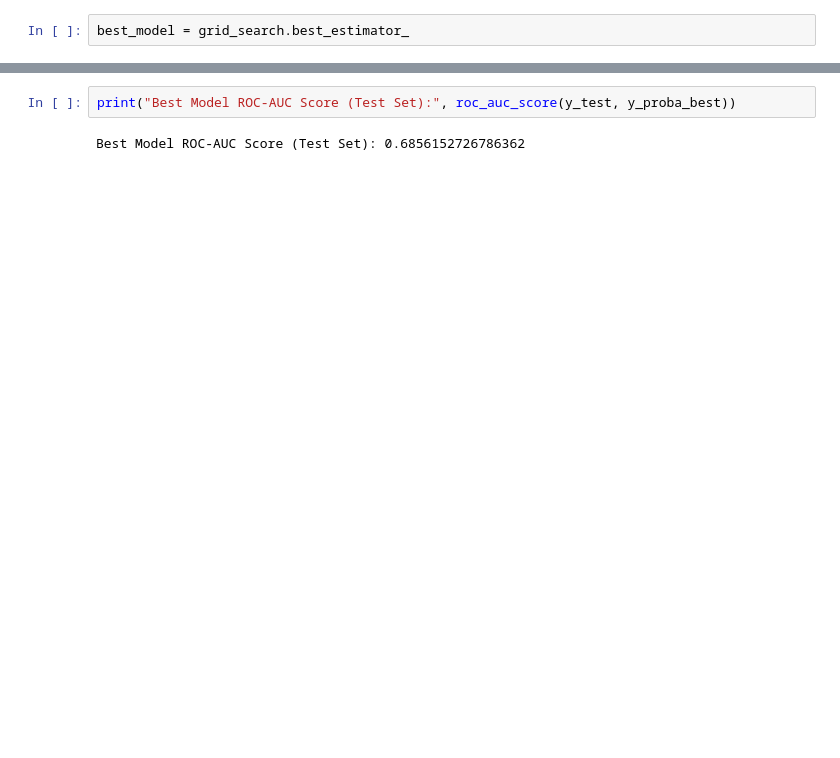
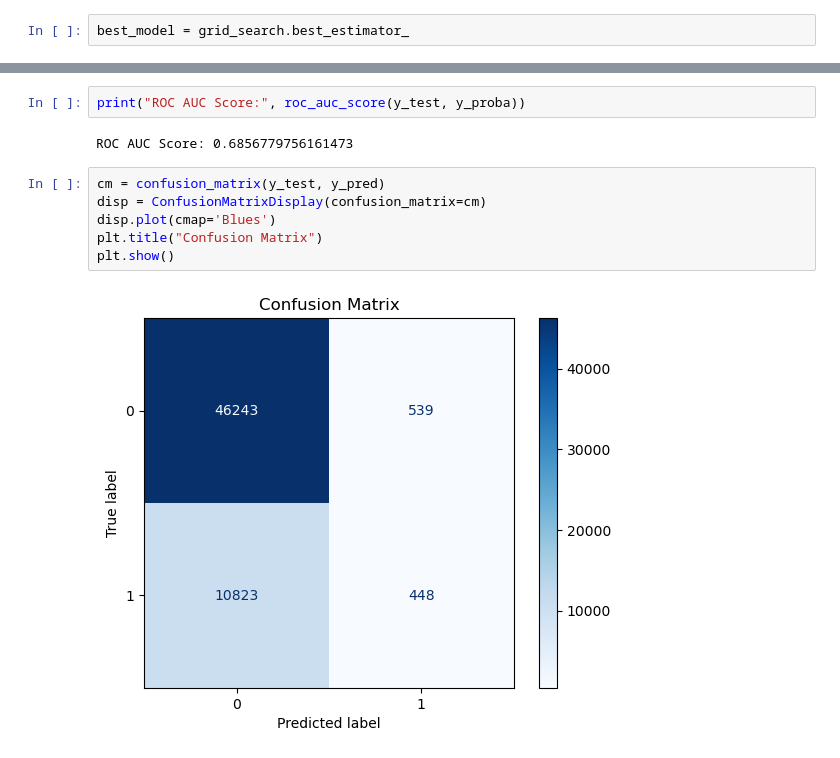
Before and after one commit to ZeyadMostafa0/Technocolabs-TeamA-models, a Jupyter notebook: Logistic Regression.ipynb, the cells around one changed output, grey strips where cells are left out. Saved outputs shown, nothing was run; the diff lists cells and outputs as text; blank space fills up the shorter version.

```diff
--- a/Logistic Regression.ipynb
+++ b/Logistic Regression.ipynb
@@ -582,5 +579,13 @@ y_proba_best = best_model.predict_proba(X_test)[:, 1]
 # %%
-print("Best Model ROC-AUC Score (Test Set):", roc_auc_score(y_test, y_proba_best))
+print("ROC AUC Score:", roc_auc_score(y_test, y_proba))
 # %% [output]
-Best Model ROC-AUC Score (Test Set): 0.6856152726786362
+ROC AUC Score: 0.6856779756161473
+# %%
+cm = confusion_matrix(y_test, y_pred)
+disp = ConfusionMatrixDisplay(confusion_matrix=cm)
+disp.plot(cmap='Blues')
+plt.title("Confusion Matrix")
+plt.show()
+# %% [output]
+[figure, added]
 # %%
```
Also changed, not shown: parts of 13 cells of this notebook.
